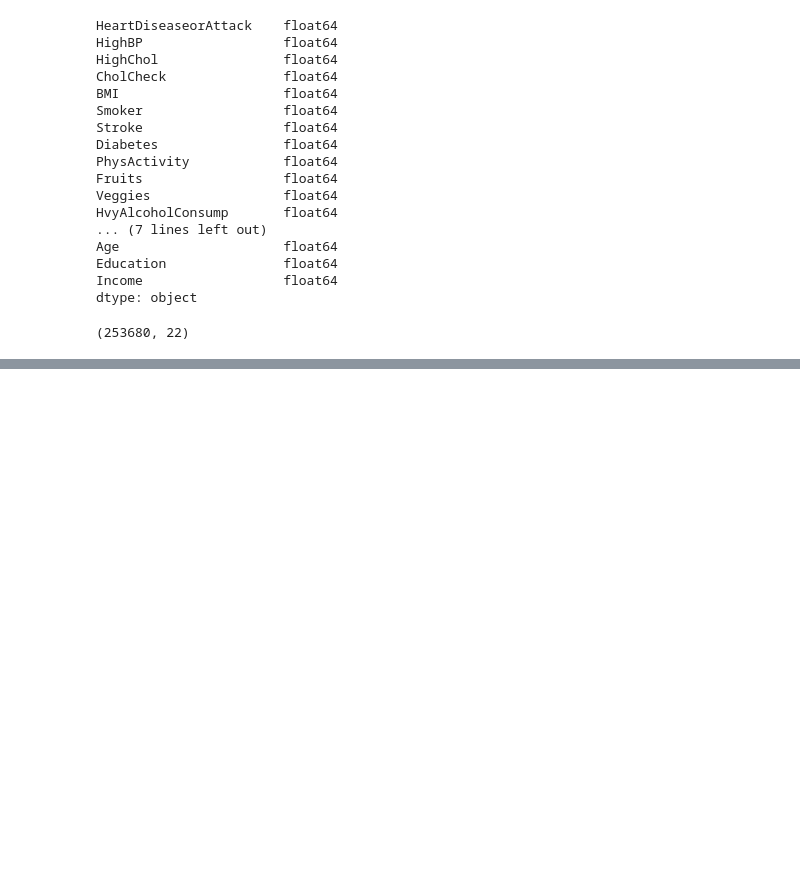
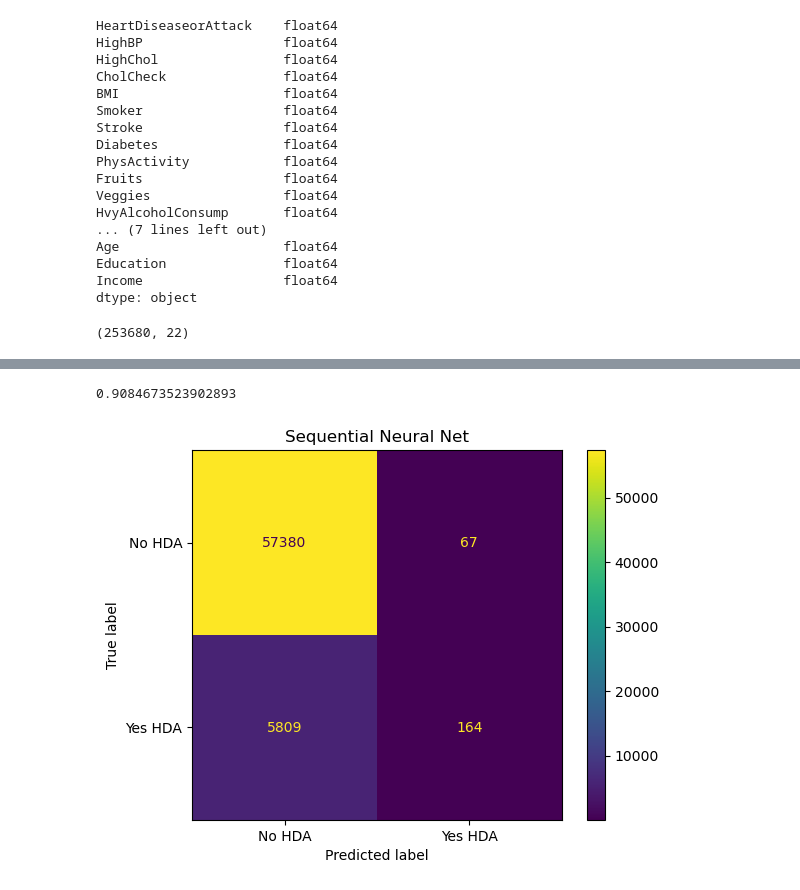
Before and after one commit to ejohnmedina/dsi-project-4, a Jupyter notebook: john-models.ipynb, the cells around one changed output, grey strips where cells are left out. Cells and saved outputs as stored; diff of their text form; code cells hidden in the pictures; blank space fills up the shorter version.

```diff
--- a/john-models.ipynb
+++ b/john-models.ipynb
@@ -371,0 +380,7 @@ history = model.fit(
+# %%
+history_mms = model.fit(
+    X_train_mms, y_train,
+    validation_data=(X_test_mms, y_test),
+    epochs=10,
+    verbose=0
+)
@@ -380,0 +408,3 @@ plt.legend();
+# %%
+preds = model.predict(X_test)
+preds
@@ -380,0 +425,17 @@ plt.legend();
+# %%
+model_score[1]
+# %% [output]
+0.9084673523902893
+# %%
+from sklearn.metrics import confusion_matrix
+
+ConfusionMatrixDisplay.from_predictions(y_test, preds.round(), display_labels=['No HDA', 'Yes HDA'])
+plt.title('Sequential Neural Net');
+
+#predict_nn = preds
+#print('True positives: ', sum((y_test == 1) & (predict_nn == 1)))
+# print('False positives: ', sum((y_test == 0) & (predict_nn == 1)))
+# print('True negatives: ', sum((y_test == 0) & (predict_nn == 0)))
+# print('False negatives: ', sum((y_test == 1) & (predict_nn == 0)))
+# %% [output]
+[figure, added]
```
Also changed, not shown: parts of 12 cells of this notebook.
